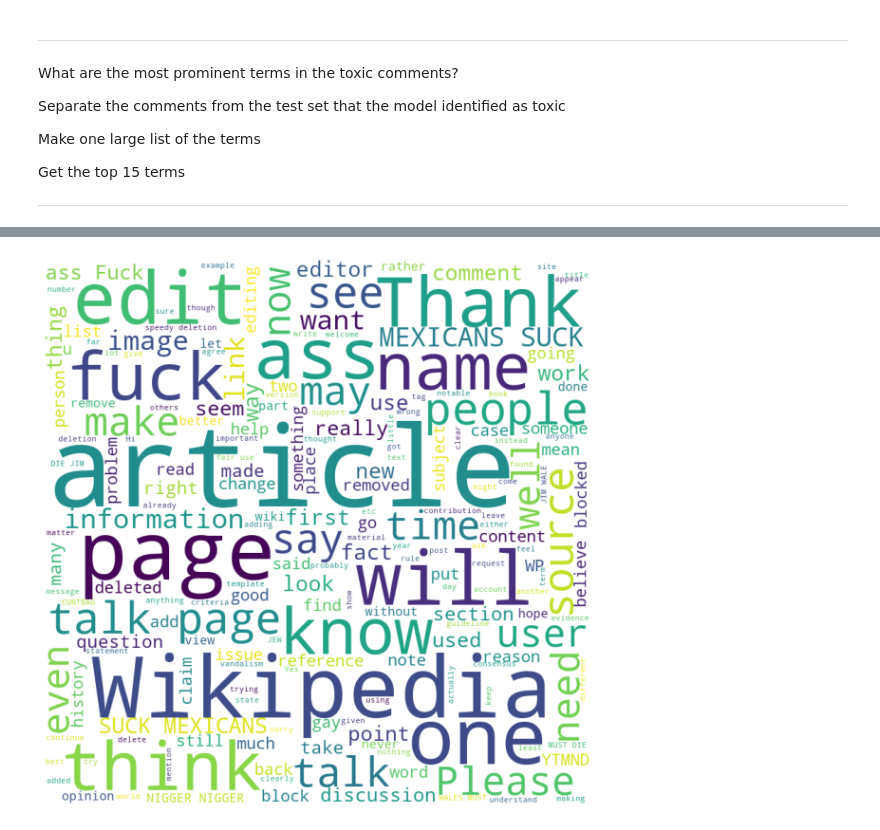
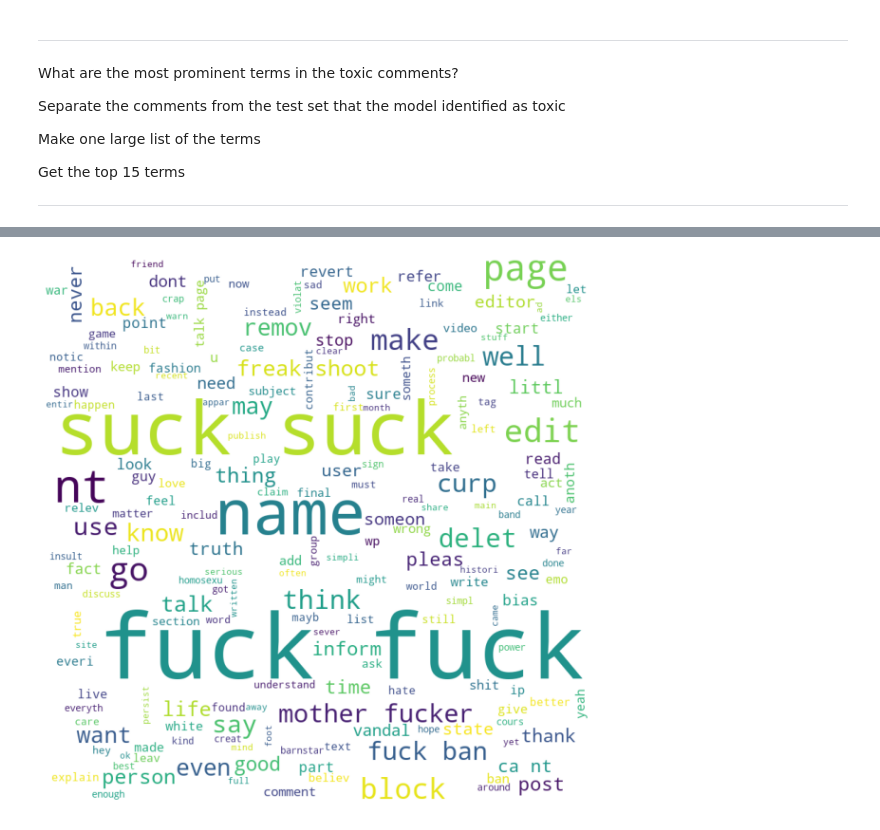
Before and after one commit to vikassharma555/Assignments, a Jupyter notebook: Proj_Wiki_Toxicity/Wiki_Toxicity_Anaysis.ipynb, the cells around one changed output, grey strips where cells are left out. Cells and saved outputs as stored; diff of their text form; code cells hidden in the pictures.

```diff
--- a/Proj_Wiki_Toxicity/Wiki_Toxicity_Anaysis.ipynb
+++ b/Proj_Wiki_Toxicity/Wiki_Toxicity_Anaysis.ipynb
@@ -878,11 +888,0 @@ BEST (refit) Recall Score:  0.7803278688524591
-# %%
-# define sampling
-over_under = SMOTETomek(tomek=TomekLinks(sampling_strategy='majority'), random_state=42)
-X_resampled, y_resampled = over_under.fit_resample(tfidfObject_train, y_train)
-
-model = SVC()
-model.set_params(**{k.replace('m__', ''):v for k,v in cv.best_params_.items()})
-model.fit(X_resampled, y_resampled)
-
-y_hat_train = model.predict(X_resampled)
-y_hat_test = model.predict(tfidfObject_test)
@@ -939,3 +945,7 @@ Make one large list of the terms
 
 Get the top 15 terms
 ***
+# %%
+df_test = pd.DataFrame({'Test Comments': X_test, 'Actual': y_test, 'Predicted': y_hat_test})
+df_test = df_test[df_test.Predicted == 1]
+df_test
@@ -942,15 +966,15 @@ Get the top 15 terms
 # %%
 wordcloud = WordCloud(width = 800, height = 800,
                 background_color ='white',
                 stopwords = set(STOPWORDS),
-                min_font_size = 10).generate(' '.join(wiki['comment_text']))
+                min_font_size = 10).generate(' '.join(df_test['Test Comments']))
 
 # plot the WordCloud image
 plt.figure(figsize = (8, 8), facecolor = None)
 plt.imshow(wordcloud)
 plt.axis("off")
 plt.tight_layout(pad = 0)
 
 plt.show()
 # %% [output]
-[figure, old version]
+[figure, new version]
```
Also changed, not shown: parts of 20 cells of this notebook.
